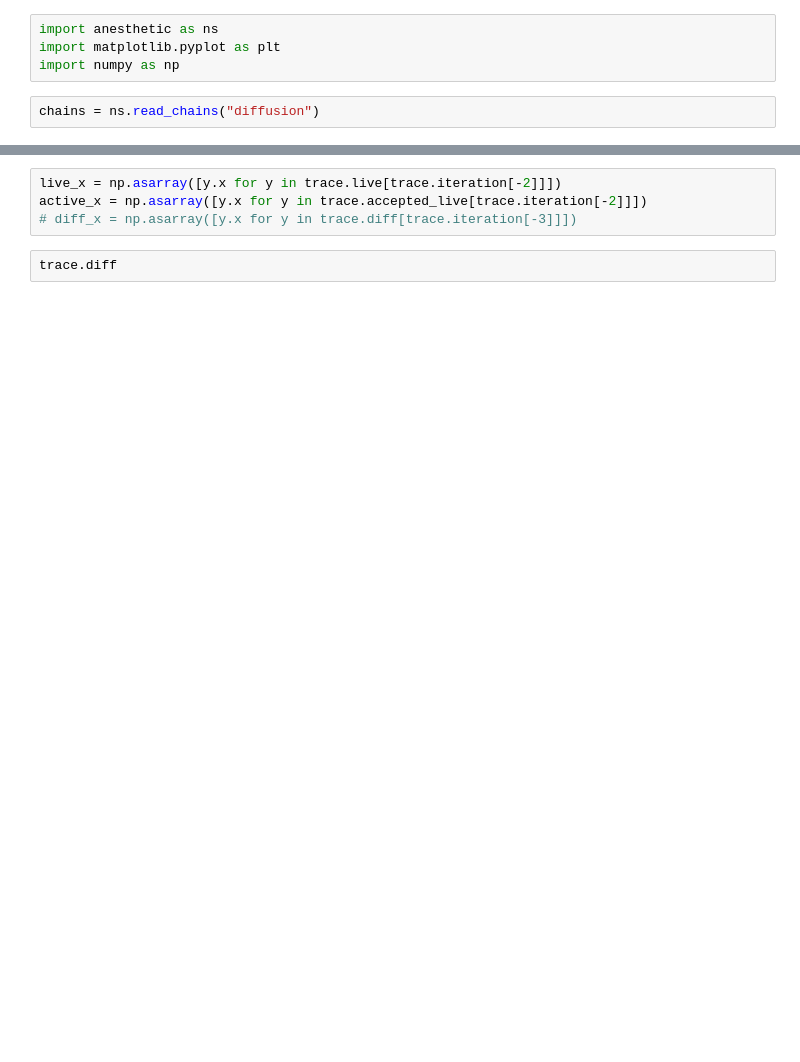
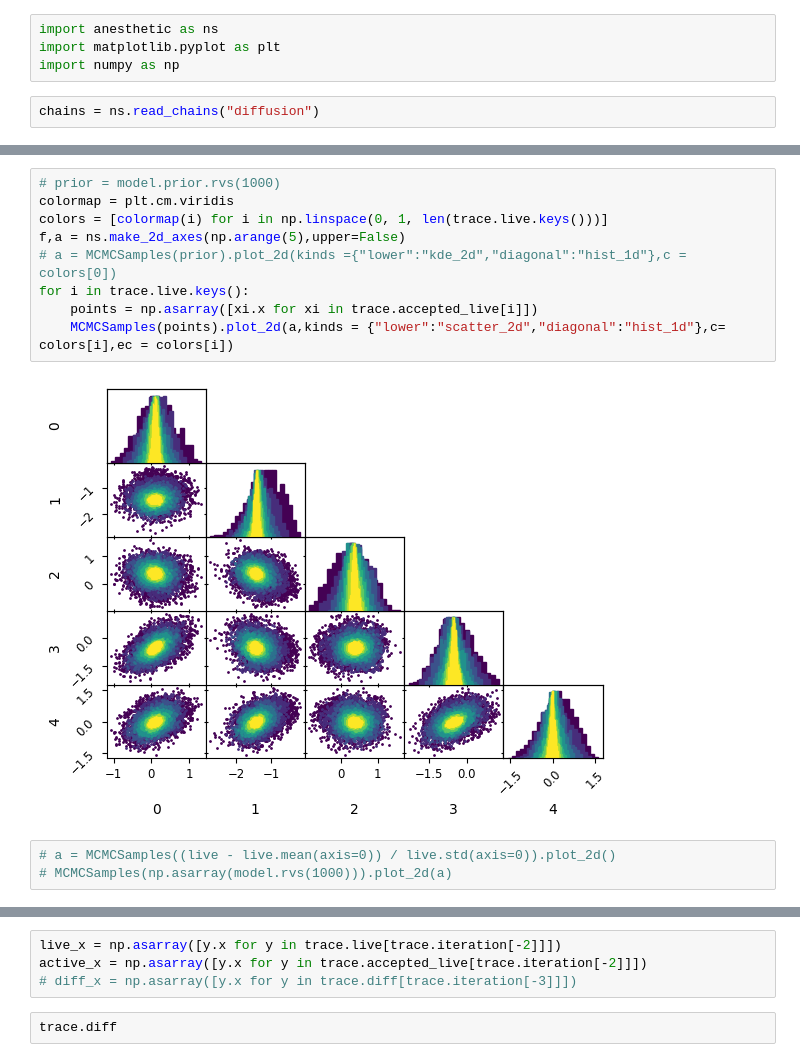
Before and after one commit to yallup/fusions, a Jupyter notebook: plots/trace.ipynb, the cells around one changed output, grey strips where cells are left out. Saved outputs shown, nothing was run; the diff lists cells and outputs as text; blank space fills up the shorter version.

```diff
--- a/plots/trace.ipynb
+++ b/plots/trace.ipynb
@@ -50,3 +63,17 @@ MCMCSamples(points).plot_2d(a)
+# %%
+# prior = model.prior.rvs(1000)
+colormap = plt.cm.viridis
+colors = [colormap(i) for i in np.linspace(0, 1, len(trace.live.keys()))]
+f,a = ns.make_2d_axes(np.arange(5),upper=False)
+# a = MCMCSamples(prior).plot_2d(kinds ={"lower":"kde_2d","diagonal":"hist_1d"},c = colors[0])
+for i in trace.live.keys():
+    points = np.asarray([xi.x for xi in trace.accepted_live[i]])
+    MCMCSamples(points).plot_2d(a,kinds = {"lower":"scatter_2d","diagonal":"hist_1d"},c= colors[i],ec = colors[i])
+# %% [output]
+[figure, added]
+# %%
+# a = MCMCSamples((live - live.mean(axis=0)) / live.std(axis=0)).plot_2d()
+# MCMCSamples(np.asarray(model.rvs(1000))).plot_2d(a)
 # %%
 import matplotlib.pyplot as plt
 for k in trace.losses.keys():
```
Also changed, not shown: parts of 8 cells of this notebook, 4 other files.
